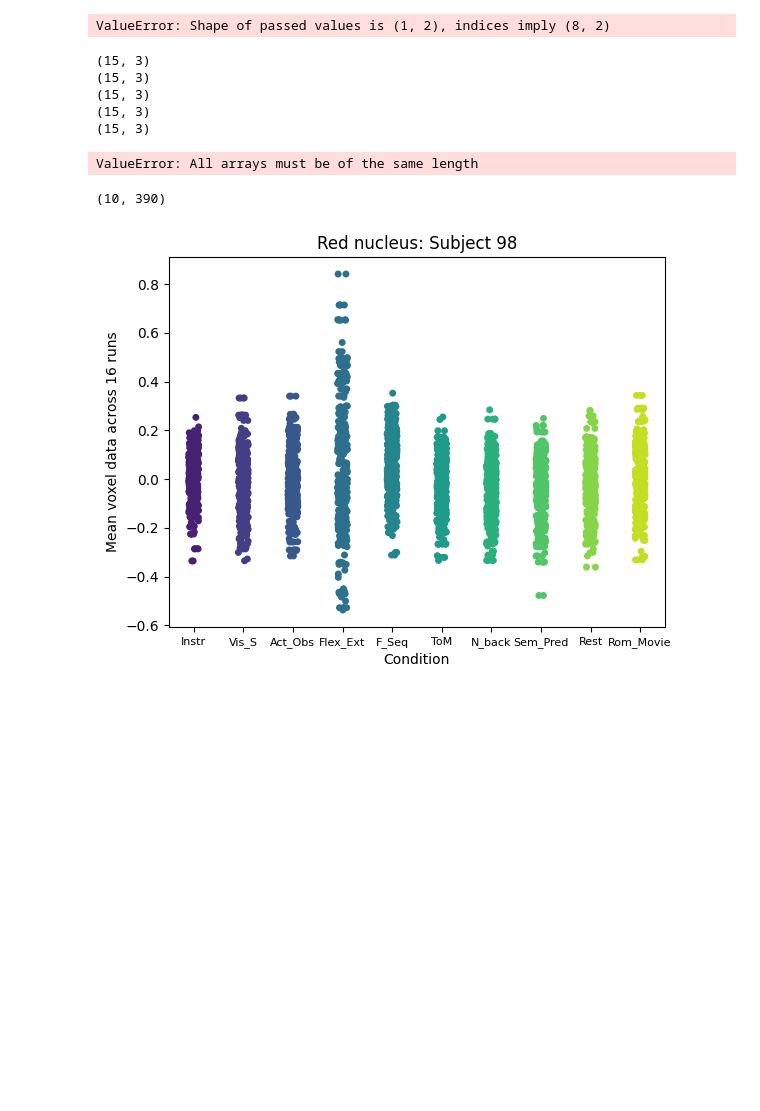
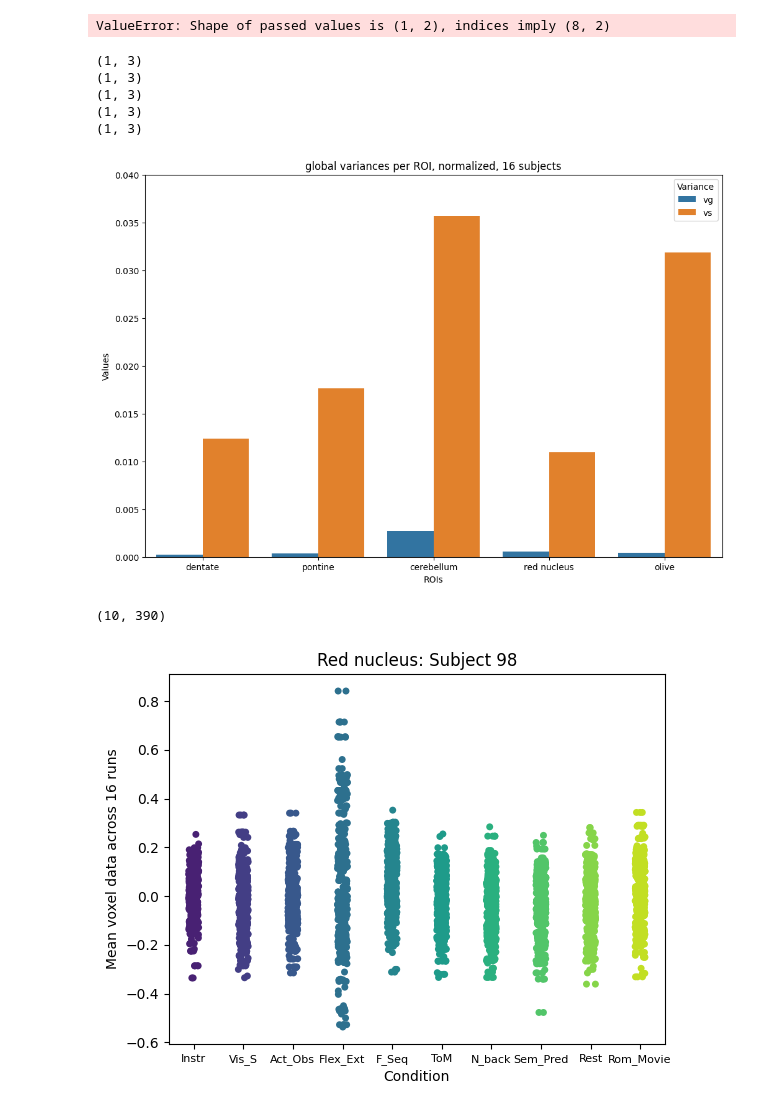
Before and after one commit to DiedrichsenLab/Pontine7T, a Jupyter notebook: notebooks/plots_decomp_var.ipynb, the cells around one changed output. Saved outputs shown, nothing was run; the diff lists cells and outputs as text; code cells hidden in the pictures; blank space fills up the shorter version.

```diff
--- a/notebooks/plots_decomp_var.ipynb
+++ b/notebooks/plots_decomp_var.ipynb
@@ -611,40 +620,40 @@ data = {
 
 # check array lengths:
 print(var_d_normalized.shape)
 print(var_p_normalized.shape)
 print(var_c_normalized.shape)
 print(var_r_normalized.shape)
 print(var_o_normalized.shape)
 
 
 # Reshape the data into long format
 df_long = pandas.DataFrame({
     'ROIs': [roi for roi in data['ROIs'] for _ in range(2)],
     'Variance': (['vg'] * len(data['vg_d']) + ['vs'] * len(data['vs_d'])) * len(data['ROIs']),
   #  'Variance': (['ve'] * len(data['ve_d'])) * len(data['ROIs']),
     'Value': [value for values in [data['vg_d'], data['vs_d'],
                                    data['vg_p'], data['vs_p'],
                                    data['vg_c'], data['vs_c'],
                                    data['vg_r'], data['vs_r'],
                                    data['vg_o'], data['vs_o']] for value in values],
 })
 
 # seaborn process
 plt.figure(figsize=(12, 8))
 sns.barplot(x='ROIs', y='Value', hue='Variance', data=df_long)
 plt.xlabel('ROIs')
 plt.ylabel('Values')
-plt.title('global variances per ROI, normalized, 15 subjects')
+plt.title('global variances per ROI, normalized, 16 subjects')
 plt.legend(title='Variance', loc='upper right')
 plt.ylim(top=0.04)
 plt.show()
 # %% [output]
-(15, 3)
-(15, 3)
-(15, 3)
-(15, 3)
-(15, 3)
+(1, 3)
+(1, 3)
+(1, 3)
+(1, 3)
+(1, 3)
-ValueError: All arrays must be of the same length
+[figure, added]
 # %%
  #PLOT MEANS ACROSS RUNS FOR EACH CONDITION (390 data points per condition; each datapoint is the avg voxel data from 16 runs)
 
```
Also changed, not shown: parts of 9 cells of this notebook, 2 other files.
